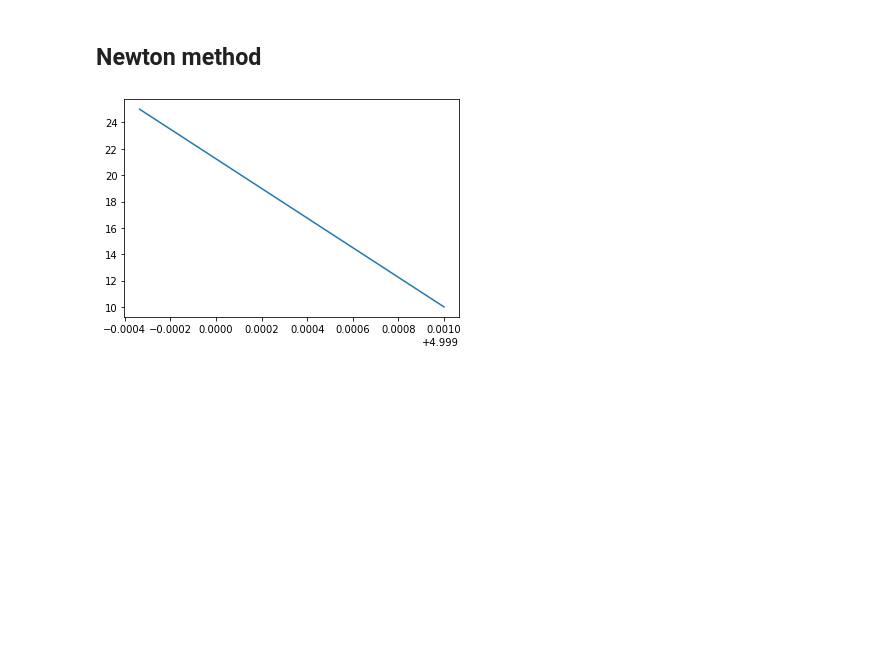
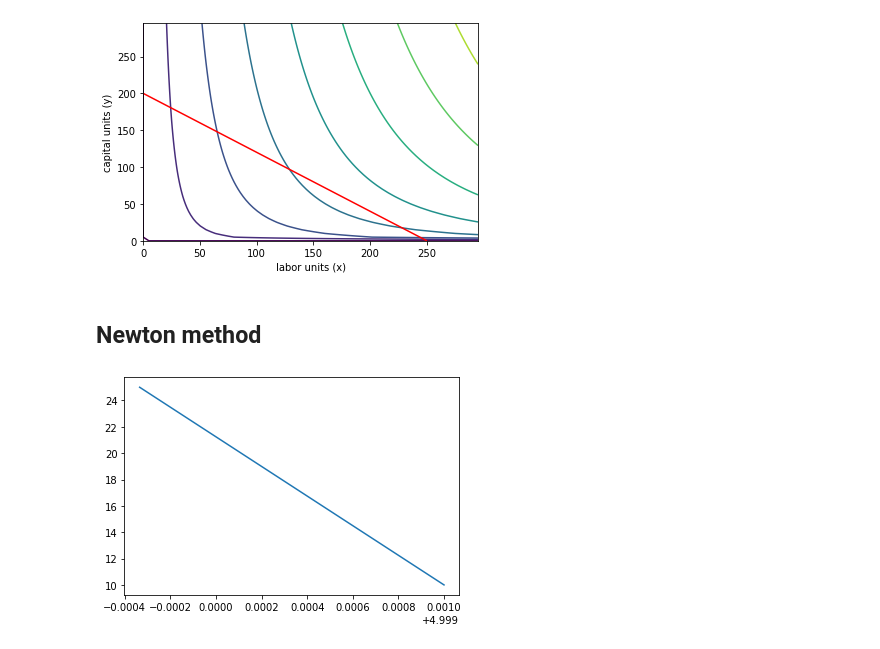
Before and after one commit to Munchic/cs166, a Jupyter notebook: cs164-5.2.ipynb, the cells around one changed output. Saved outputs shown, nothing was run; the diff lists cells and outputs as text; code cells hidden in the pictures; blank space fills up the shorter version.

```diff
--- a/cs164-5.1.ipynb
+++ b/cs164-5.2.ipynb
@@ -1,3 +1,26 @@
+# %%
+import matplotlib
+import numpy as np
+import matplotlib.cm as cm
+import matplotlib.pyplot as plt
+
+
+step = 5
+x = np.arange(0, 300, step)
+y = np.arange(0, 300, step)
+X, Y = np.meshgrid(x, y)
+
+f = 100 * X**(3/4) * Y**(1/4)
+g = 200*X + 250*Y - 50000
+# %%
+fig, ax = plt.subplots()
+ax.contour(X, Y, f)
+ax.contour(X, Y, g, [0], colors=["red"])
+plt.xlabel('labor units (x)')
+plt.ylabel('capital units (y)')
+plt.show()
+# %% [output]
+[figure, added]
 # %%
 import numpy as np
 from copy import deepcopy
```
Also changed, not shown: 1 other file.
